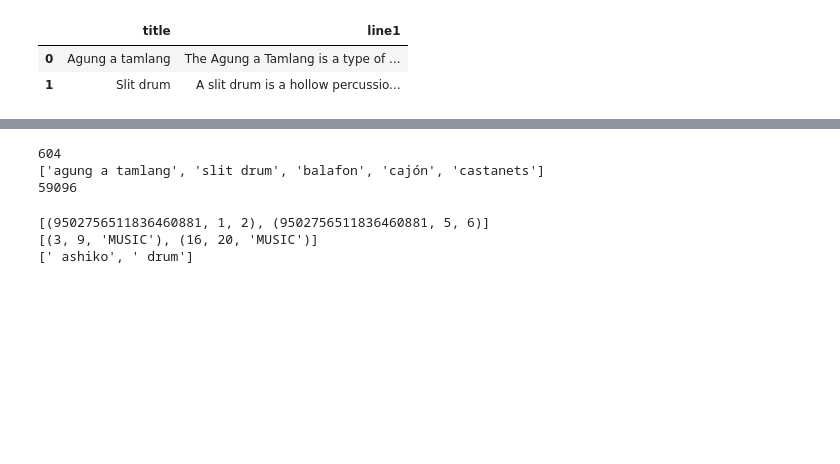
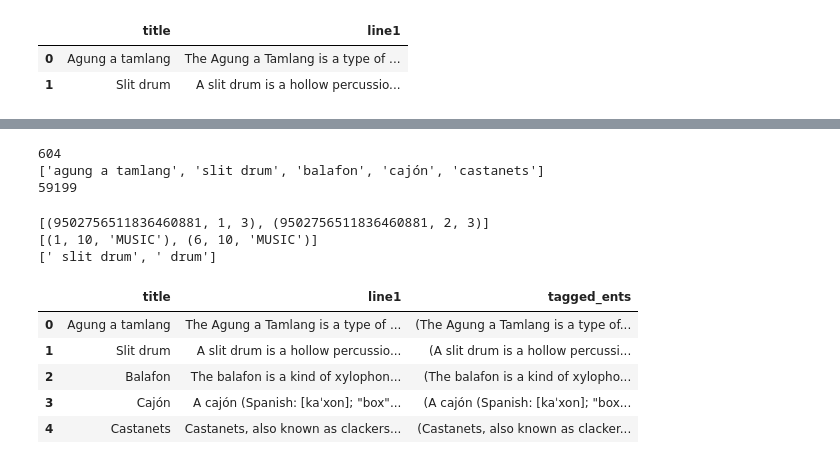
Before and after one commit to vivek7266/music-graph, a Jupyter notebook: mgraph.ipynb, the cells around one changed output, grey strips where cells are left out. Drawn from its saved outputs; the diff is of its cells as text; code cells hidden in the pictures; blank space fills up the shorter version.

```diff
--- a/mgraph.ipynb
+++ b/mgraph.ipynb
@@ -9,6 +11,9 @@ import pandas as pd
 
 import warnings
 warnings.filterwarnings("ignore")
+# %%
+parent_dir = '/Users/saurabh/workspace/datasets/wikimusic/'
+parent_dir_wiki = '/Users/saurabh/workspace/datasets/wiki/AA/'
 # %%
 # Load english vocabulary
 nlp = spacy.load("en_core_web_sm")
@@ -354,7 +364,7 @@ import re
 stopset = set(stopwords.words('english'))
 # %%
 # load instruments_line.csv
-mi_f_name = "/Users/saurabh/workspace/datasets/wikimusic/instruments_line1.csv"
+mi_f_name = parent_dir + "instruments_line1.csv"
 mi_df = pd.read_csv(mi_f_name, delimiter='|')
 mi_df.head(2)
 # %% [output]
@@ -406,14 +421,16 @@ print(len(nlp_vocab))
 # %% [output]
 604
 ['agung a tamlang', 'slit drum', 'balafon', 'cajón', 'castanets']
-59096
+59199
 # %%
 label = "MUSIC"
 matcher = PhraseMatcher(nlp_vocab)
 for mi_word in mi_vocab:
     matcher.add(label, None, nlp(mi_word))
 # %%
+# do a test on a sample string using the matcher voacabulary that we created.
 test_string = "The ashiko  is a drum, shaped like a tapered cylinder (or truncated cone) with the head on the wide end, and the narrow end open"
+test_string = "A slit drum is a hollow percussion instrument"
 one = nlp(test_string.lower())
 matches = matcher(one)
 print([match for match in matches])
@@ -421,6 +438,23 @@ offsets = [offsetter(label, one, match) for match in matches]
 print(offsets)
 print([test_string[offset[0]:offset[1]+1] for offset in offsets])
 # %% [output]
-[(9502756511836460881, 1, 2), (9502756511836460881, 5, 6)]
-[(3, 9, 'MUSIC'), (16, 20, 'MUSIC')]
-[' ashiko', ' drum']
+[(9502756511836460881, 1, 3), (9502756511836460881, 2, 3)]
+[(1, 10, 'MUSIC'), (6, 10, 'MUSIC')]
+[' slit drum', ' drum']
+# %%
+def get_ents_list(label, line):
+    nlp_line = nlp(line.lower())
+    matches = matcher(nlp_line)
+    offsets = [offsetter(label, nlp_line, match) for match in matches]
+    return (line, dict(entities=offsets))
+# %%
+# create training data here.
+mi_df["tagged_ents"] = mi_df["line1"].apply(lambda line: get_ents_list(label, line))
+mi_df.head()
+# %% [output]
+|  | title | line1 | tagged_ents |
+| 0 | Agung a tamlang | The Agung a Tamlang is a type of ... | (The Agung a Tamlang is a type of... |
+| 1 | Slit drum | A slit drum is a hollow percussio... | (A slit drum is a hollow percussi... |
+| 2 | Balafon | The balafon is a kind of xylophon... | (The balafon is a kind of xylopho... |
+| 3 | Cajón | A cajón (Spanish: [kaˈxon]; "box"... | (A cajón (Spanish: [kaˈxon]; "box... |
+| 4 | Castanets | Castanets, also known as clackers... | (Castanets, also known as clacker... |
```
Also changed, not shown: parts of 23 cells of this notebook.
